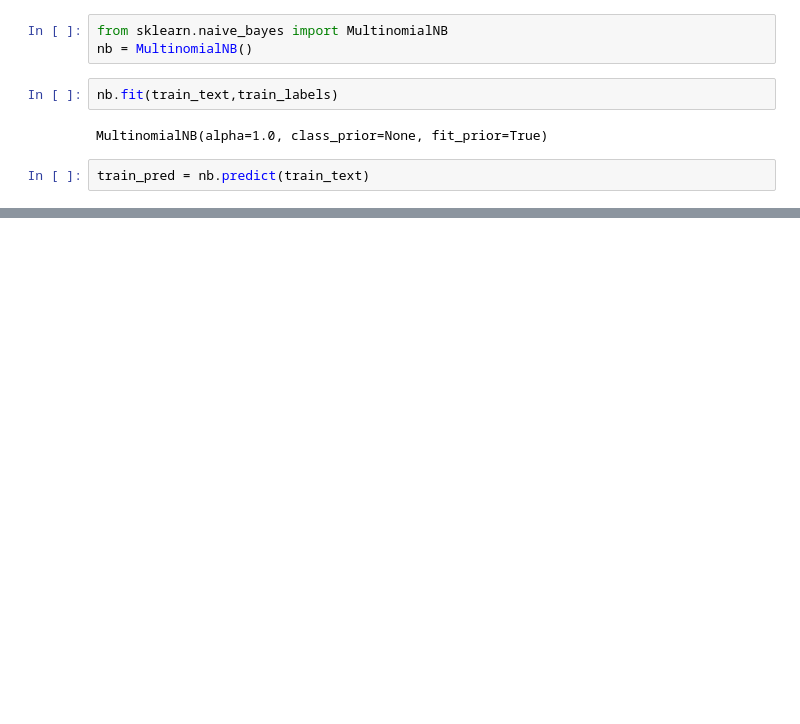
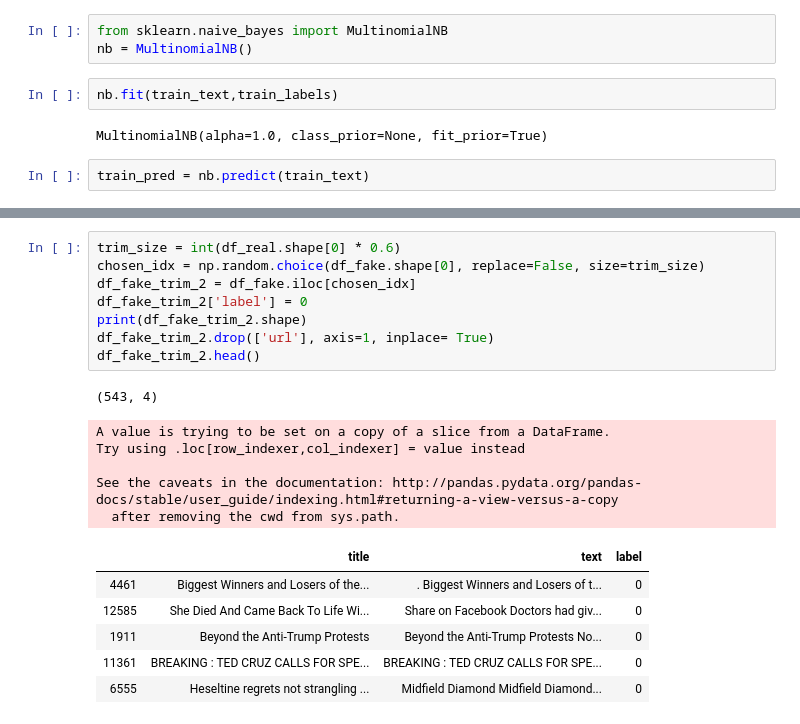
Before and after one commit to jpyneni3/Fake_News_Detector, a Jupyter notebook: Notebooks/Data Combiner.ipynb, the cells around one changed output, grey strips where cells are left out. Drawn from its saved outputs; the diff is of its cells as text; blank space fills up the shorter version.

```diff
--- a/Notebooks/Data Combiner.ipynb
+++ b/Notebooks/Data Combiner.ipynb
@@ -234,0 +244,21 @@ combined.shape
+# %%
+trim_size = int(df_real.shape[0] * 0.6)
+chosen_idx = np.random.choice(df_fake.shape[0], replace=False, size=trim_size)
+df_fake_trim_2 = df_fake.iloc[chosen_idx]
+df_fake_trim_2['label'] = 0
+print(df_fake_trim_2.shape)
+df_fake_trim_2.drop(['url'], axis=1, inplace= True)
+df_fake_trim_2.head()
+# %% [output]
+(543, 4)
+A value is trying to be set on a copy of a slice from a DataFrame.
+Try using .loc[row_indexer,col_indexer] = value instead
+
+See the caveats in the documentation: http://pandas.pydata.org/pandas-docs/stable/user_guide/indexing.html#returning-a-view-versus-a-copy
+  after removing the cwd from sys.path.
+|  | title | text | label |
+| 4461 | Biggest Winners and Losers of the... | . Biggest Winners and Losers of t... | 0 |
+| 12585 | She Died And Came Back To Life Wi... | Share on Facebook Doctors had giv... | 0 |
+| 1911 | Beyond the Anti-Trump Protests | Beyond the Anti-Trump Protests No... | 0 |
+| 11361 | BREAKING : TED CRUZ CALLS FOR SPE... | BREAKING : TED CRUZ CALLS FOR SPE... | 0 |
+| 6555 | Heseltine regrets not strangling ... | Midfield Diamond Midfield Diamond... | 0 |
```
Also changed, not shown: parts of 32 cells of this notebook.
